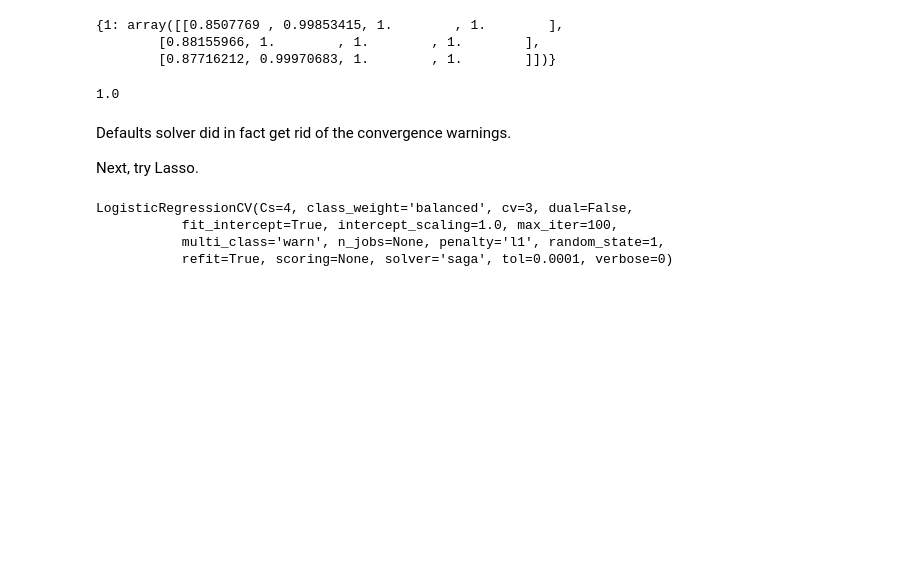
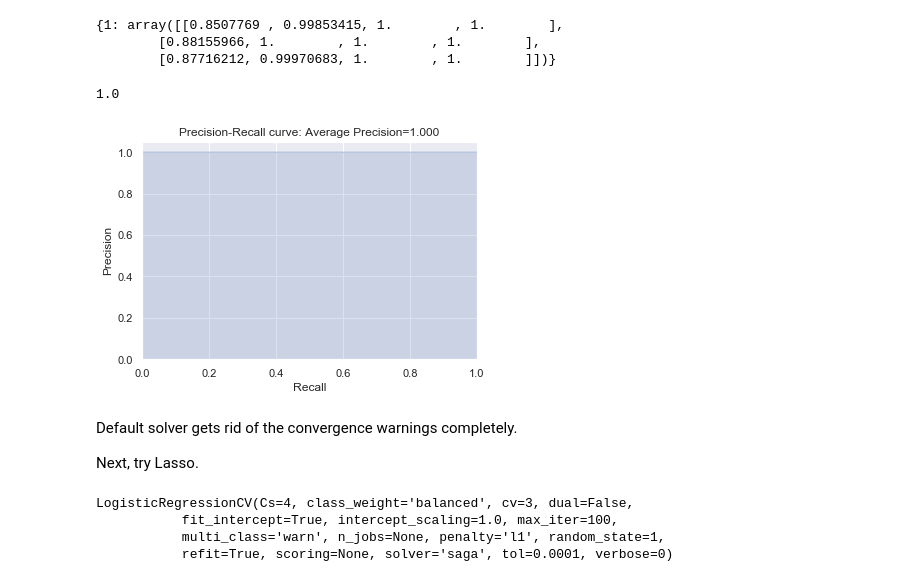
Before and after one commit to tloeber/Springboard, a Jupyter notebook: capstone_lending_club/lending_club_2_modeling.ipynb, the cells around one changed output. Drawn from its saved outputs; the diff is of its cells as text; code cells hidden in the pictures; blank space fills up the shorter version.

```diff
--- a/capstone_lending_club/lending_club_2_modeling.ipynb
+++ b/capstone_lending_club/lending_club_2_modeling.ipynb
@@ -231,8 +268,13 @@ lr_ridge_cv_2.scores_
 lr_ridge_cv_2.score(X_test_small_p, y_test_small)
 # %% [output]
 1.0
+# %%
+y_pred_lr = lr_ridge_cv_2.predict(X_test_small_p)
+plot_precision_recall(y_test_small, y_pred_lr)
+# %% [output]
+[figure, added]
 # %% [markdown]
-Defaults solver did in fact get rid of the convergence warnings.
+Default solver gets rid of the convergence warnings completely.
 
 Next, try Lasso.
 # %%
```
Also changed, not shown: parts of 13 cells of this notebook.
